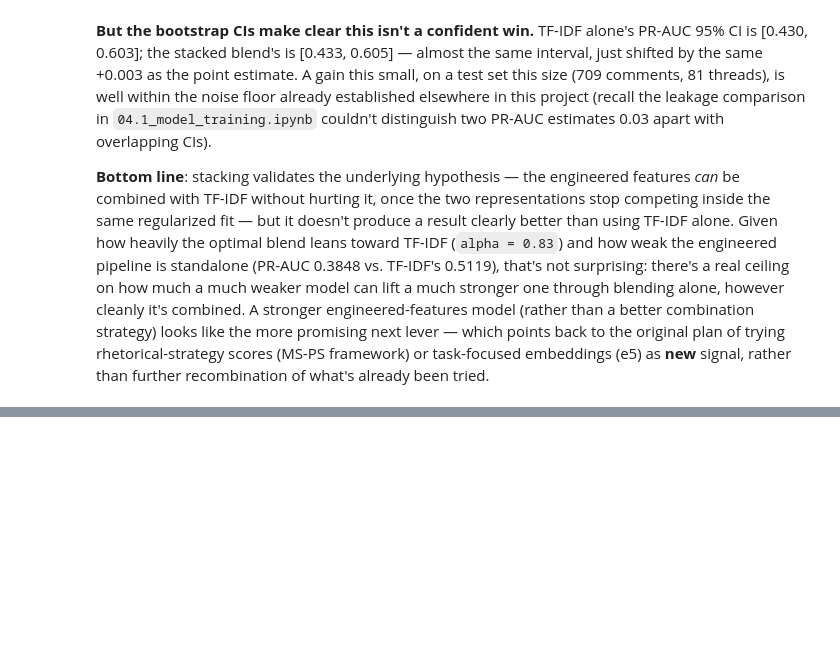
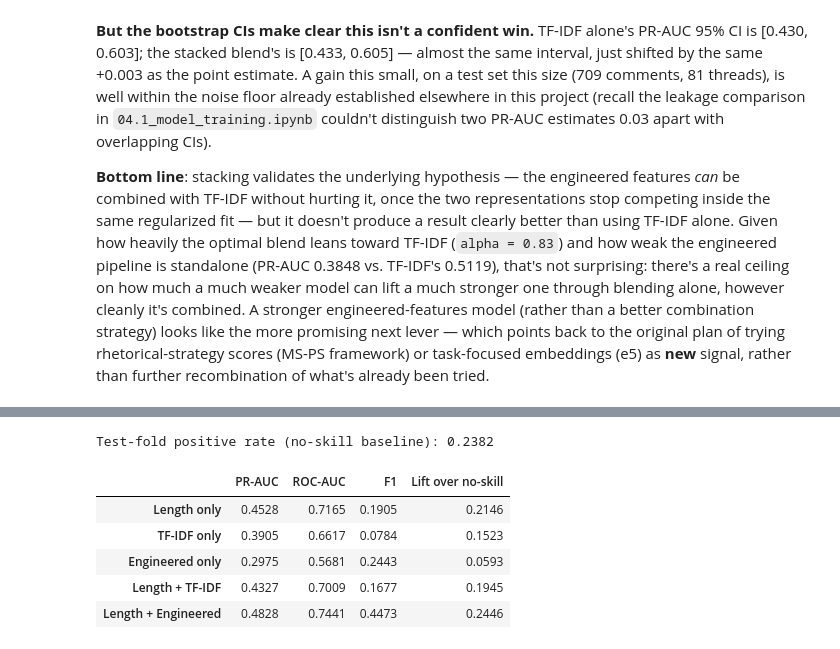
Before and after one commit to jct-nlp/change-my-view-2025, a Jupyter notebook: this work/04.2_baseline_comparison.ipynb, the cells around one changed output, grey strips where cells are left out. Saved outputs shown, nothing was run; the diff lists cells and outputs as text; code cells hidden in the pictures; blank space fills up the shorter version.

```diff
--- a/this work/04.2_baseline_comparison.ipynb
+++ b/this work/04.2_baseline_comparison.ipynb
@@ -922,0 +1039,34 @@ The length-matched resampling checks, model re-selection on the matched sample,
+# %%
+# word_count added as one more column alongside the rest of X_with_untrusted, scaled by the
+# same RobustScaler step as every other column in this pipeline - consistent with how the
+# engineered pipeline already treats its other raw-scale columns (e.g. fk_grade_level).
+X_with_untrusted_and_wc_floor_train = pd.concat([
+    X_with_untrusted.loc[train_idx_floor], comments_df.loc[train_idx_floor, ['word_count']]
+], axis=1)
+X_with_untrusted_and_wc_floor_test = pd.concat([
+    X_with_untrusted.loc[test_idx_floor], comments_df.loc[test_idx_floor, ['word_count']]
+], axis=1)
+
+length_eng_pipe = Pipeline([
+    ('scaler', RobustScaler()),
+    ('sampler', SMOTE(random_state=42)),
+    ('clf', xgb.XGBClassifier(random_state=42, eval_metric='logloss')),
+])
+length_eng_pipe.fit(X_with_untrusted_and_wc_floor_train, y_train_floor)
+proba_length_eng = length_eng_pipe.predict_proba(X_with_untrusted_and_wc_floor_test)[:, 1]
+pred_length_eng  = length_eng_pipe.predict(X_with_untrusted_and_wc_floor_test)
+
+length_engineered_result = {
+    'PR-AUC':  average_precision_score(y_test_floor, proba_length_eng),
+    'ROC-AUC': roc_auc_score(y_test_floor, proba_length_eng),
+    'F1':      f1_score(y_test_floor, pred_length_eng, zero_division=0),
+}
+# %%
+main_track_summary = pd.DataFrame({
+    'Length only':         wc_floor_result,
+    'TF-IDF only':         tfidf_floor_result,
+    'Engineered only':     eng_floor_result,
+    'Length + TF-IDF':     length_tfidf_result,
+    'Length + Engineered': length_engineered_result,
+}).T.round(4)
+main_track_summary
@@ -922,0 +1080,18 @@ The length-matched resampling checks, model re-selection on the matched sample,
+# %%
+# The test-fold's own positive rate (not the whole-sample rate) is the correct no-skill
+# PR-AUC baseline for this split - see 04.3_length_controlled_analysis.ipynb §8.11 for why
+# this distinction matters on a filtered, non-standard-sized sample like this one.
+test_positive_rate_floor = y_test_floor.mean()
+print(f'Test-fold positive rate (no-skill baseline): {test_positive_rate_floor:.4f}')
+
+main_track_lift = main_track_summary.copy()
+main_track_lift['Lift over no-skill'] = (main_track_lift['PR-AUC'] - test_positive_rate_floor).round(4)
+main_track_lift
+# %% [output]
+Test-fold positive rate (no-skill baseline): 0.2382
+|  | PR-AUC | ROC-AUC | F1 | Lift over no-skill |
+| Length only | 0.4528 | 0.7165 | 0.1905 | 0.2146 |
+| TF-IDF only | 0.3905 | 0.6617 | 0.0784 | 0.1523 |
+| Engineered only | 0.2975 | 0.5681 | 0.2443 | 0.0593 |
+| Length + TF-IDF | 0.4327 | 0.7009 | 0.1677 | 0.1945 |
+| Length + Engineered | 0.4828 | 0.7441 | 0.4473 | 0.2446 |
```
Also changed, not shown: parts of 17 cells of this notebook.
